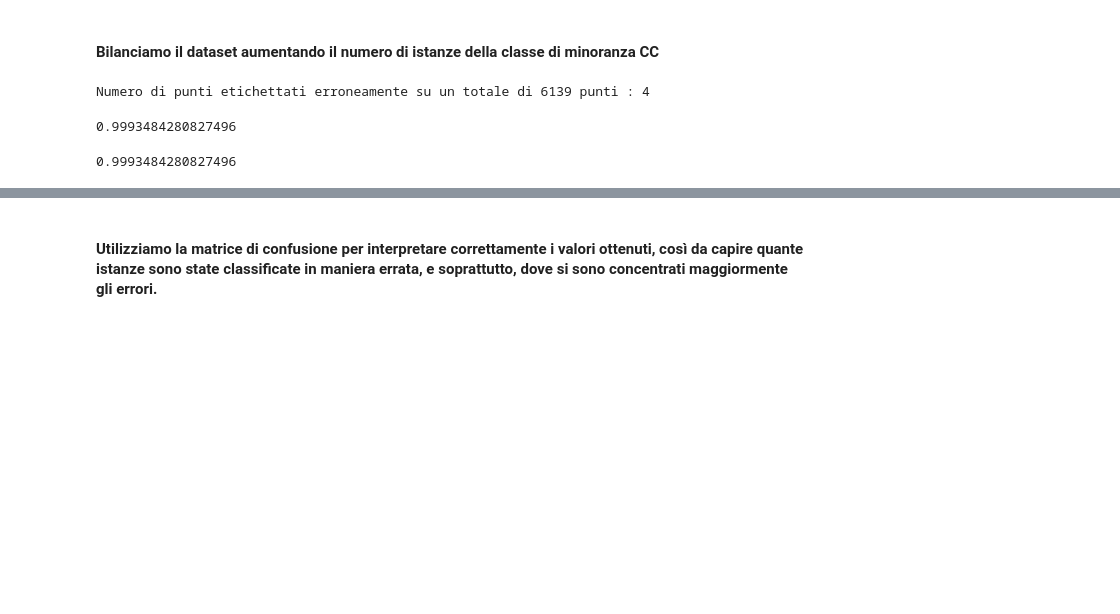
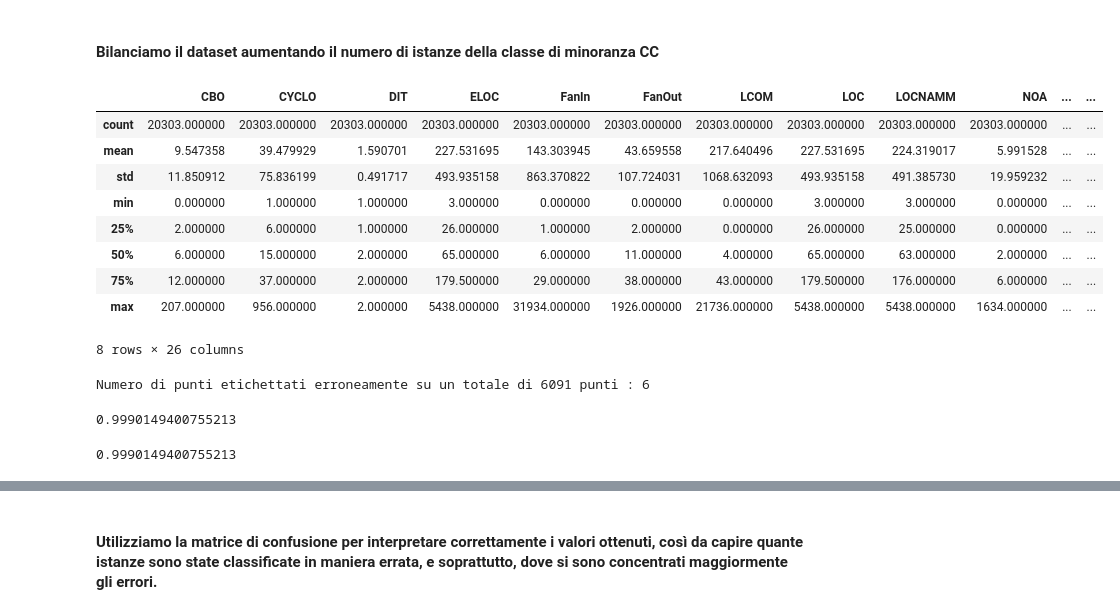
Before and after one commit to DarioDeMaio/Code_Smells_NLP, a Jupyter notebook: ML_model_CC.ipynb, the cells around one changed output, grey strips where cells are left out. Saved outputs shown, nothing was run; the diff lists cells and outputs as text; code cells hidden in the pictures; blank space fills up the shorter version.

```diff
--- a/ML_model_CC.ipynb
+++ b/ML_model_CC.ipynb
@@ -127,31 +140,42 @@ sns.histplot(result['CC'], legend=True, color='yellow')
 # %%
 # result[result['CC'] == 1].describe() # numero di istanze = 319
 
 # df_maj = result[result['CC'] == 0]
 
 # df_min classe di minoranza
 df_min = result[result['CC'] == 1]
 # df_min_over = resample(df_min,
 #                                  replace=True,
 #                                  n_samples=650,
 #                                  random_state=123)
 
 # df_over = pd.concat([df_maj, df_min_over])
 # df_over.describe()
 
 random = np.random.RandomState(None)
 
 # seleziona casualmente n_samples indici del dataset originale
-idx = random.choice(df_min.index, 320, replace=True)
+idx = random.choice(df_min.index, 160, replace=True)
 
 # seleziona le istanze del dataset originale corrispondenti agli indici selezionati
 df_over = pd.concat([result, df_min.loc[idx]])
 
 # df_over[df_over["CC"] == 1]
 
 
 
 # finito il bilanciamento
+# %% [output]
+|  | CBO | CYCLO | DIT | ELOC | FanIn | FanOut | LCOM | LOC | LOCNAMM | NOA | ... | ... |
+| count | 20303.000000 | 20303.000000 | 20303.000000 | 20303.000000 | 20303.000000 | 20303.000000 | 20303.000000 | 20303.000000 | 20303.000000 | 20303.000000 | ... | ... |
+| mean | 9.547358 | 39.479929 | 1.590701 | 227.531695 | 143.303945 | 43.659558 | 217.640496 | 227.531695 | 224.319017 | 5.991528 | ... | ... |
+| std | 11.850912 | 75.836199 | 0.491717 | 493.935158 | 863.370822 | 107.724031 | 1068.632093 | 493.935158 | 491.385730 | 19.959232 | ... | ... |
+| min | 0.000000 | 1.000000 | 1.000000 | 3.000000 | 0.000000 | 0.000000 | 0.000000 | 3.000000 | 3.000000 | 0.000000 | ... | ... |
+| 25% | 2.000000 | 6.000000 | 1.000000 | 26.000000 | 1.000000 | 2.000000 | 0.000000 | 26.000000 | 25.000000 | 0.000000 | ... | ... |
+| 50% | 6.000000 | 15.000000 | 2.000000 | 65.000000 | 6.000000 | 11.000000 | 4.000000 | 65.000000 | 63.000000 | 2.000000 | ... | ... |
+| 75% | 12.000000 | 37.000000 | 2.000000 | 179.500000 | 29.000000 | 38.000000 | 43.000000 | 179.500000 | 176.000000 | 6.000000 | ... | ... |
+| max | 207.000000 | 956.000000 | 2.000000 | 5438.000000 | 31934.000000 | 1926.000000 | 21736.000000 | 5438.000000 | 5438.000000 | 1634.000000 | ... | ... |
+8 rows × 26 columns
 # %%
 X = df_over.drop(['CC'], axis=1)
 y = df_over['CC']
@@ -171,15 +195,15 @@ y_pred = rf.predict(X_test_normalized)
 # %%
 print("Numero di punti etichettati erroneamente su un totale di %d punti : %d"% (X_test_normalized.shape[0], (y_test != y_pred).sum()))
 # %% [output]
-Numero di punti etichettati erroneamente su un totale di 6139 punti : 4
+Numero di punti etichettati erroneamente su un totale di 6091 punti : 6
 # %%
 precision_score(y_test, y_pred, average='micro')
 # %% [output]
-0.9993484280827496
+0.9990149400755213
 # %%
 accuracy_score(y_test, y_pred)
 # %% [output]
-0.9993484280827496
+0.9990149400755213
 # %%
 recall_score(y_test, y_pred, average='micro')
 # %% [output]
```
Also changed, not shown: parts of 4 cells of this notebook.
